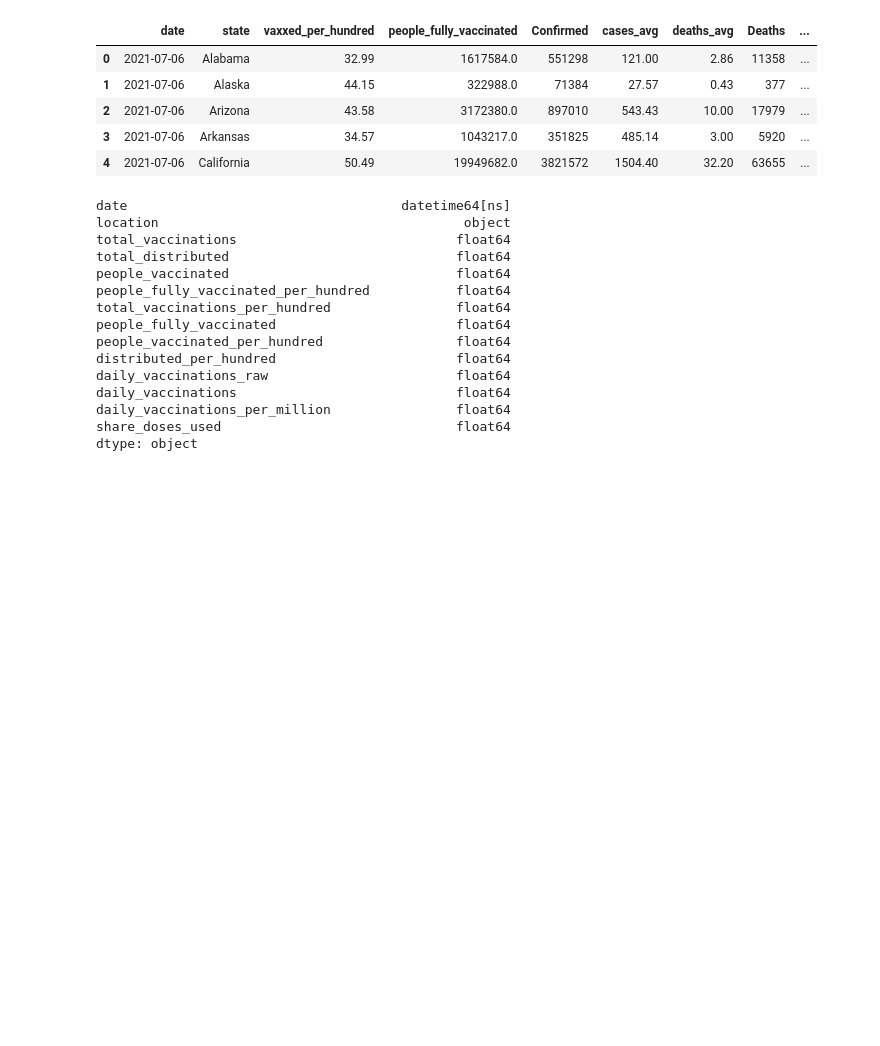
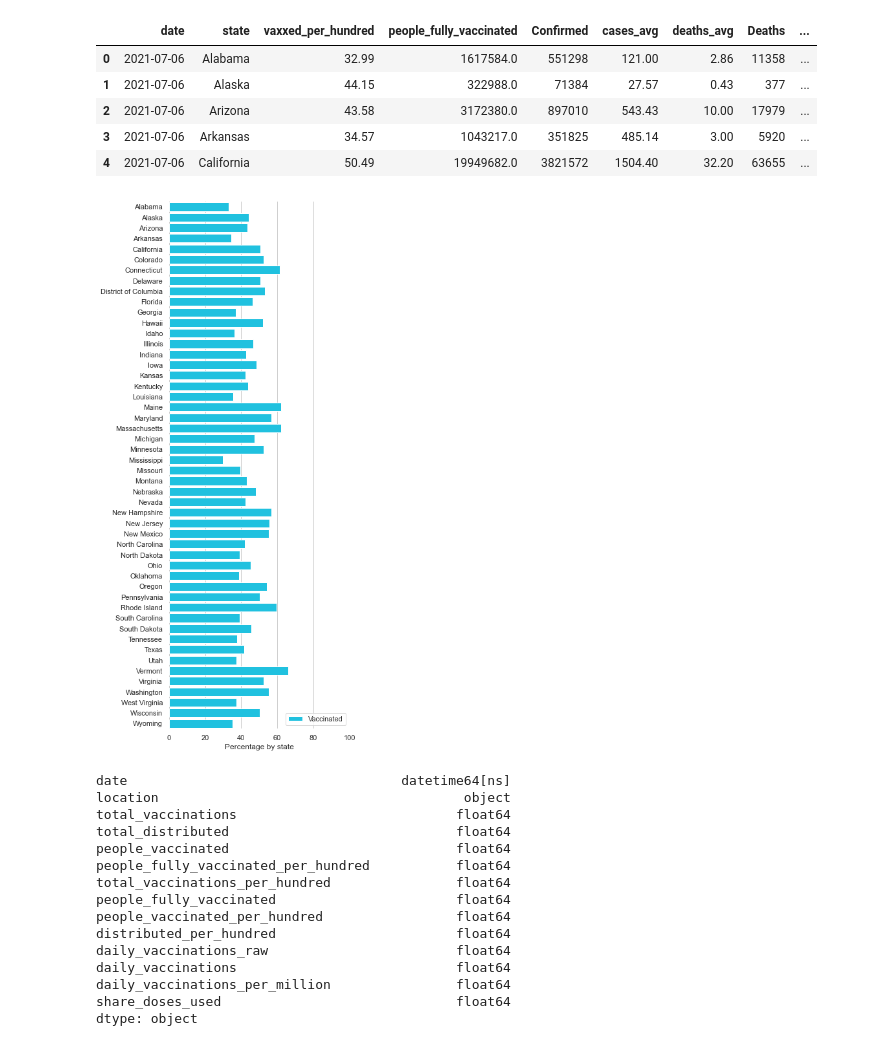
Before and after one commit to SchneiderAJ/B498proj, a Jupyter notebook: 6monDataFrame.ipynb, the cells around one changed output. Saved outputs shown, nothing was run; the diff lists cells and outputs as text; code cells hidden in the pictures; blank space fills up the shorter version.

Commit message:
Visualizations

```diff
--- a/6monDataFrame.ipynb
+++ b/6monDataFrame.ipynb
@@ -211,6 +211,22 @@ all3.head()
 | 2 | 2021-07-06 | Arizona | 43.58 | 3172380.0 | 897010 | 543.43 | 10.00 | 17979 | ... |
 | 3 | 2021-07-06 | Arkansas | 34.57 | 1043217.0 | 351825 | 485.14 | 3.00 | 5920 | ... |
 | 4 | 2021-07-06 | California | 50.49 | 19949682.0 | 3821572 | 1504.40 | 32.20 | 63655 | ... |
+# %%
+sns.set_theme(style="whitegrid")
+
+f, ax = plt.subplots(figsize=(5, 15))
+
+
+sns.set_color_codes("bright")
+sns.barplot(x="%_pop_vaxxed", y="state", data=all3,
+            label="Vaccinated", color="c")
+
+ax.legend(ncol=2, loc="lower right", frameon=True)
+ax.set(xlim=(0, 100), ylabel="",
+       xlabel="Percentage by state")
+sns.despine(left=True, bottom=True)
+# %% [output]
+[figure, added]
 # %%
 data.head()
 data['date'].unique()
```
Also changed, not shown: parts of 4 cells of this notebook, 1 other file.
